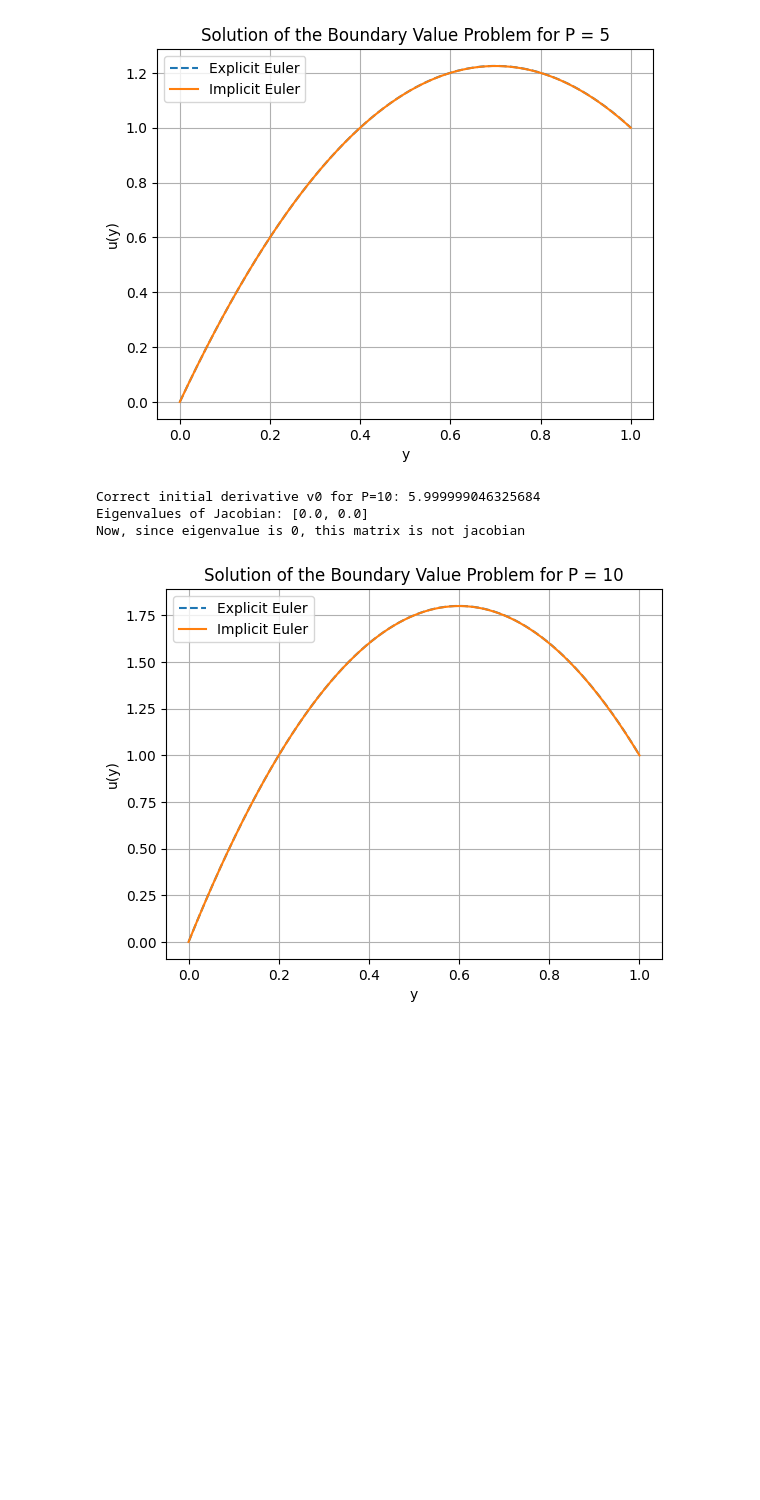
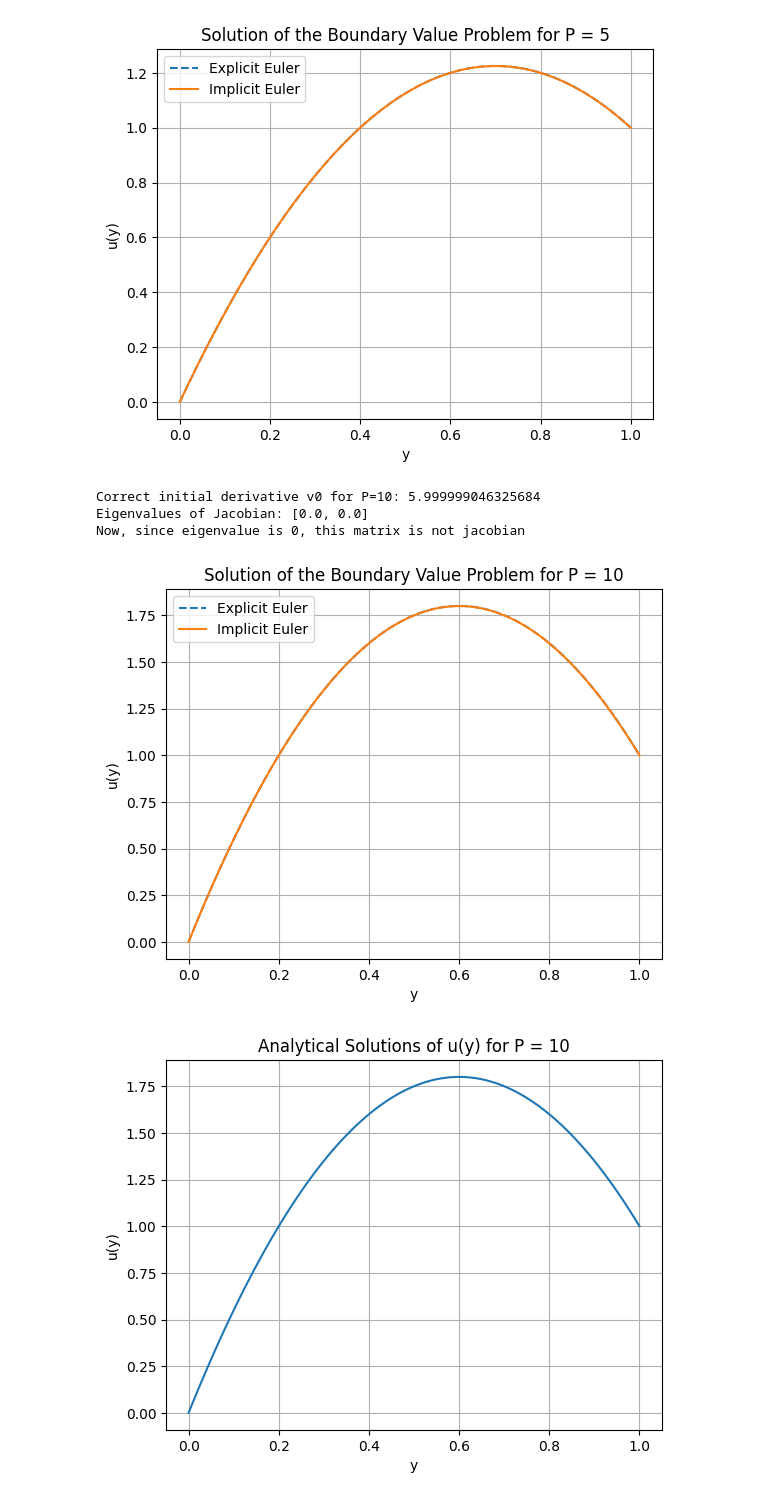
Before and after one commit to muqeeth26832/NumericalMethods, a Jupyter notebook: part_a.ipynb, the cells around one changed output. Saved outputs shown, nothing was run; the diff lists cells and outputs as text; code cells hidden in the pictures; blank space fills up the shorter version.

```diff
--- a/part_a.ipynb
+++ b/part_a.ipynb
@@ -206,8 +206,10 @@ Now, since eigenvalue is 0, this matrix is not jacobian
 [figure]
 # %%
 plot_results(10, initial_value, final_value, step_size)
+plot_ana(10)
 # %% [output]
 Correct initial derivative v0 for P=10: 5.999999046325684
 Eigenvalues of Jacobian: [0.0, 0.0]
 Now, since eigenvalue is 0, this matrix is not jacobian
 [figure]
+[figure, added]
```
Also changed, not shown: 2 other files.
